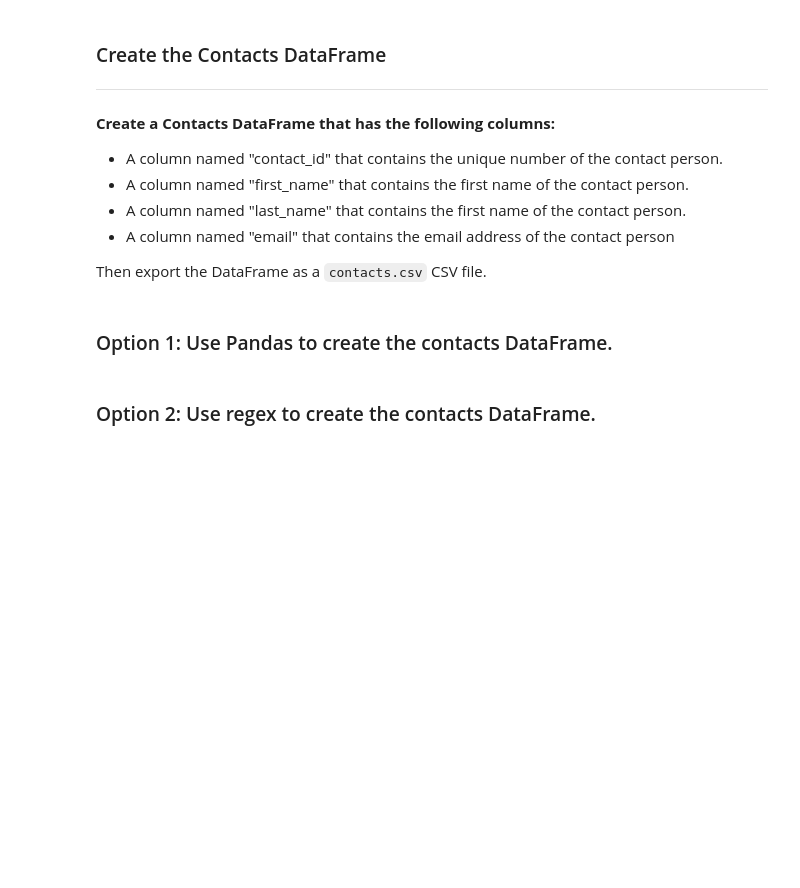
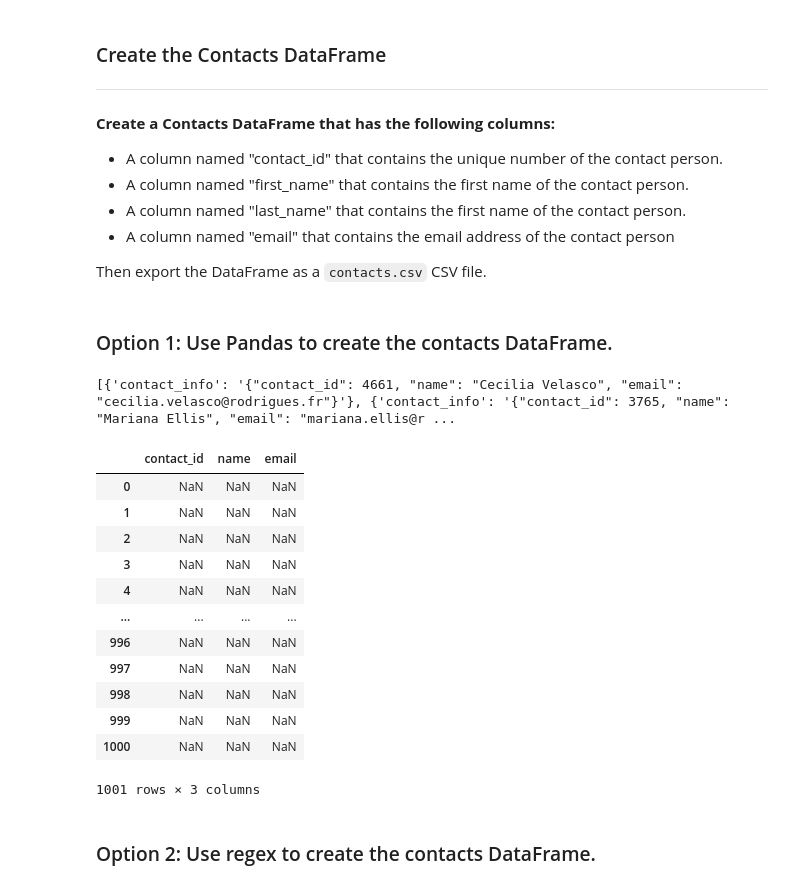
Before and after one commit to HayleyParnell/Crowdfunding_Etl, a Jupyter notebook: ETL_Mini_Project_Hparnell.ipynb, the cells around one changed output. Drawn from its saved outputs; the diff is of its cells as text; code cells hidden in the pictures; blank space fills up the shorter version.

```diff
--- a/ETL_Mini_Project_Hparnell.ipynb
+++ b/ETL_Mini_Project_Hparnell.ipynb
@@ -318,16 +319,37 @@ Then export the DataFrame as a `contacts.csv` CSV file.
 # %% [markdown]
 ### Option 1: Use Pandas to create the contacts DataFrame.
 # %%
-# Iterate through the contact_info_df and convert each row to a dictionary.
 import json
+# Iterate through the DataFrame and convert each row to a dictionary
 dict_values = []
 
+for index, row in contact_info_df.iterrows():
+    contact_dict = row.to_dict()
+    dict_values.append(contact_dict)
 
-# Print out the list of values for each row.
+# Print out the list of values for each row
 print(dict_values)
+# %% [output]
+[{'contact_info': '{"contact_id": 4661, "name": "Cecilia Velasco", "email": "cecilia.velasco@rodrigues.fr"}'}, {'contact_info': '{"contact_id": 3765, "name": "Mariana Ellis", "email": "mariana.ellis@r ...
 # %%
 # Create a contact_info DataFrame and add each list of values, i.e., each row
 # to the 'contact_id', 'name', 'email' columns.
+contact_info_df = pd.DataFrame(dict_values, columns = ['contact_id', 'name','email'])
+contact_info_df
+# %% [output]
+|  | contact_id | name | email |
+| 0 | NaN | NaN | NaN |
+| 1 | NaN | NaN | NaN |
+| 2 | NaN | NaN | NaN |
+| 3 | NaN | NaN | NaN |
+| 4 | NaN | NaN | NaN |
+| ... | ... | ... | ... |
+| 996 | NaN | NaN | NaN |
+| 997 | NaN | NaN | NaN |
+| 998 | NaN | NaN | NaN |
+| 999 | NaN | NaN | NaN |
+| 1000 | NaN | NaN | NaN |
+1001 rows × 3 columns
 # %%
 # Check the datatypes.
 # %%
```
Also changed, not shown: parts of 8 cells of this notebook, 1 other file.
